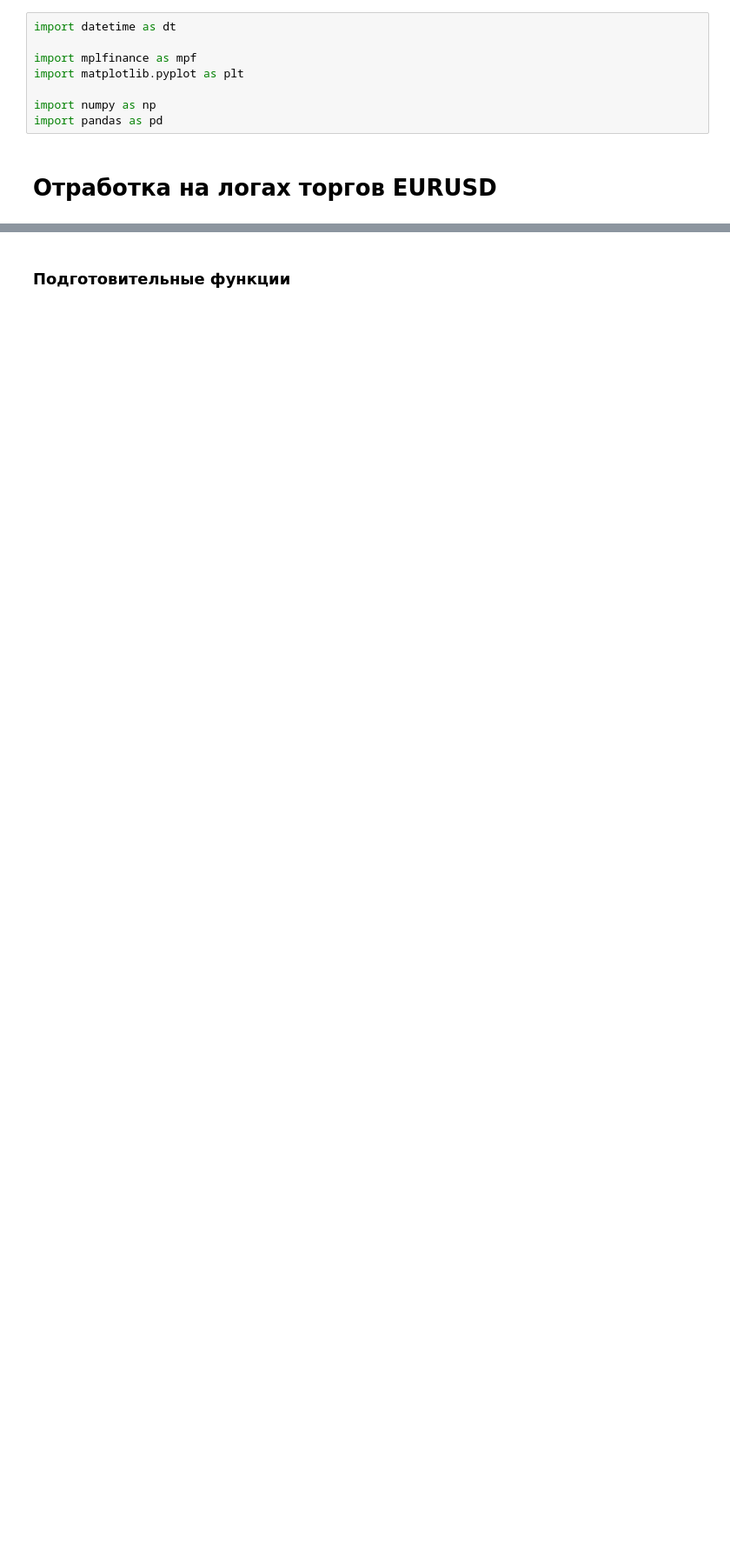
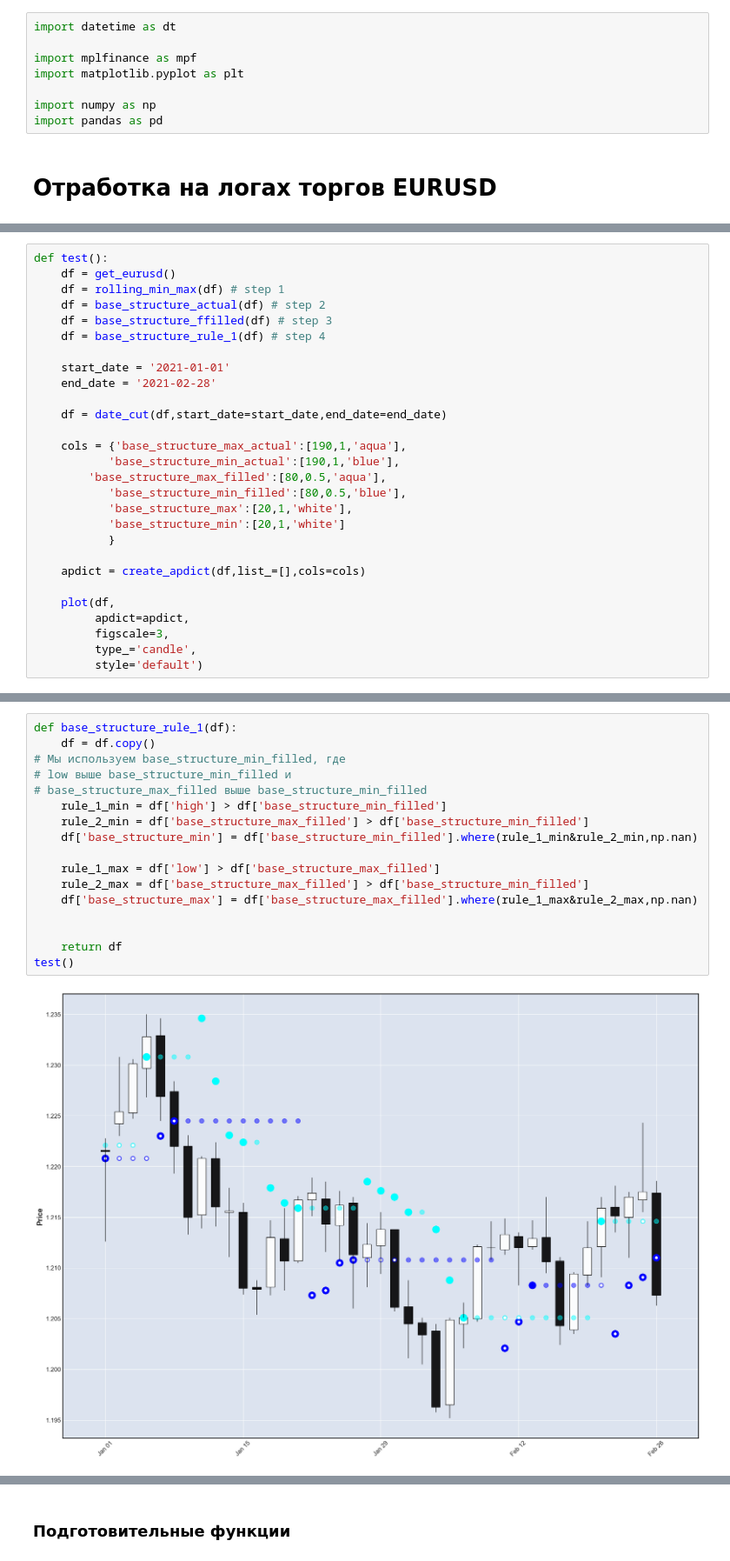
Before and after one commit to snakerzr/time_and_sales_prediction_exploration, a Jupyter notebook: Structural_analysis.ipynb, the cells around one changed output, grey strips where cells are left out. Shown at 87% size. Cells and saved outputs as stored; diff of their text form; blank space fills up the shorter version.

```diff
--- a/Structural_analysis.ipynb
+++ b/Structural_analysis.ipynb
@@ -12,0 +86,28 @@ import pandas as pd
+# %%
+def test():
+    df = get_eurusd()
+    df = rolling_min_max(df) # step 1
+    df = base_structure_actual(df) # step 2
+    df = base_structure_ffilled(df) # step 3
+    df = base_structure_rule_1(df) # step 4
+
+    start_date = '2021-01-01'
+    end_date = '2021-02-28'
+
+    df = date_cut(df,start_date=start_date,end_date=end_date)
+
+    cols = {'base_structure_max_actual':[190,1,'aqua'],
+           'base_structure_min_actual':[190,1,'blue'],
+        'base_structure_max_filled':[80,0.5,'aqua'],
+           'base_structure_min_filled':[80,0.5,'blue'],
+           'base_structure_max':[20,1,'white'],
+           'base_structure_min':[20,1,'white']
+           }
+
+    apdict = create_apdict(df,list_=[],cols=cols)
+
+    plot(df,
+         apdict=apdict,
+         figscale=3,
+         type_='candle',
+         style='default')
@@ -12,0 +133,19 @@ import pandas as pd
+# %%
+def base_structure_rule_1(df):
+    df = df.copy()
+# Мы используем base_structure_min_filled, где
+# low выше base_structure_min_filled и
+# base_structure_max_filled выше base_structure_min_filled
+    rule_1_min = df['high'] > df['base_structure_min_filled']
+    rule_2_min = df['base_structure_max_filled'] > df['base_structure_min_filled']
+    df['base_structure_min'] = df['base_structure_min_filled'].where(rule_1_min&rule_2_min,np.nan)
+
+    rule_1_max = df['low'] > df['base_structure_max_filled']
+    rule_2_max = df['base_structure_max_filled'] > df['base_structure_min_filled']
+    df['base_structure_max'] = df['base_structure_max_filled'].where(rule_1_max&rule_2_max,np.nan)
+
+
+    return df
+test()
+# %% [output]
+[figure, added]
```
Also changed, not shown: parts of 13 cells of this notebook.
